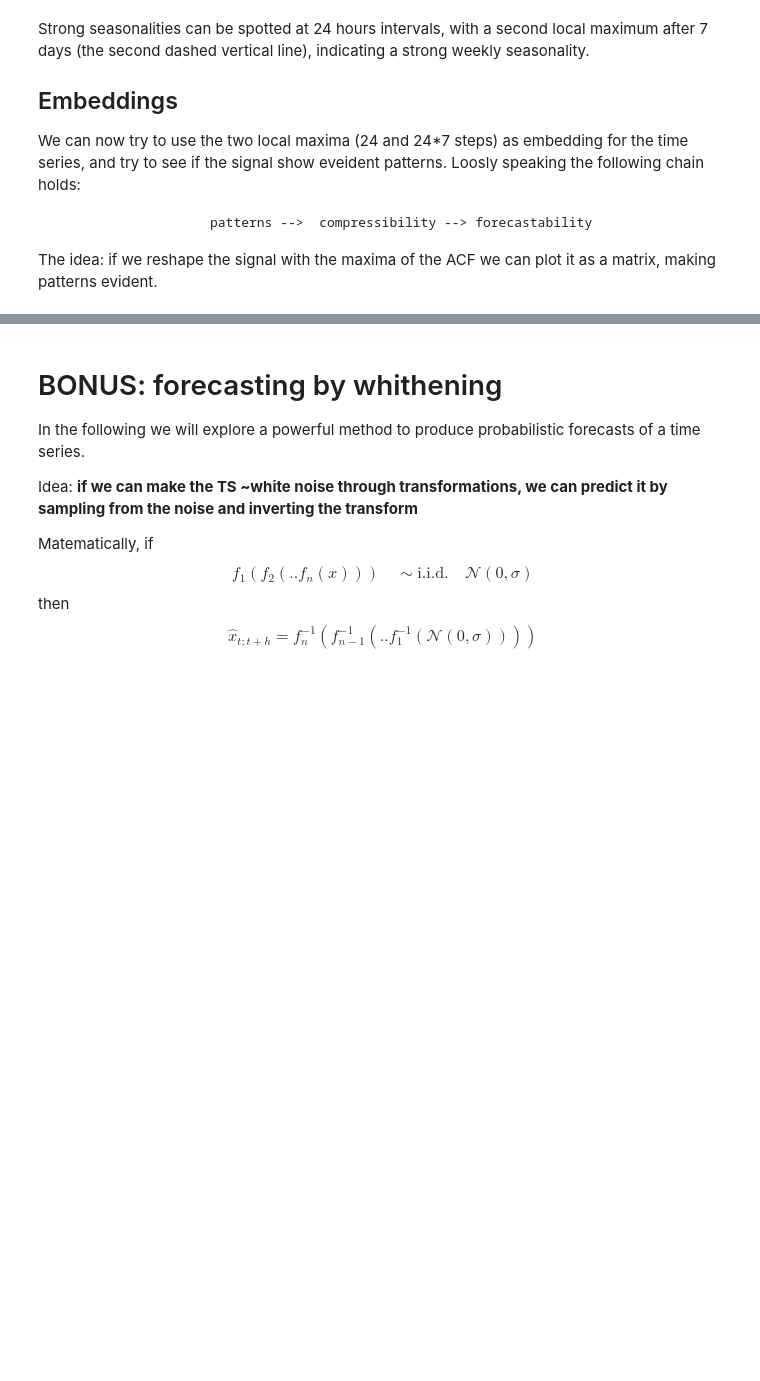
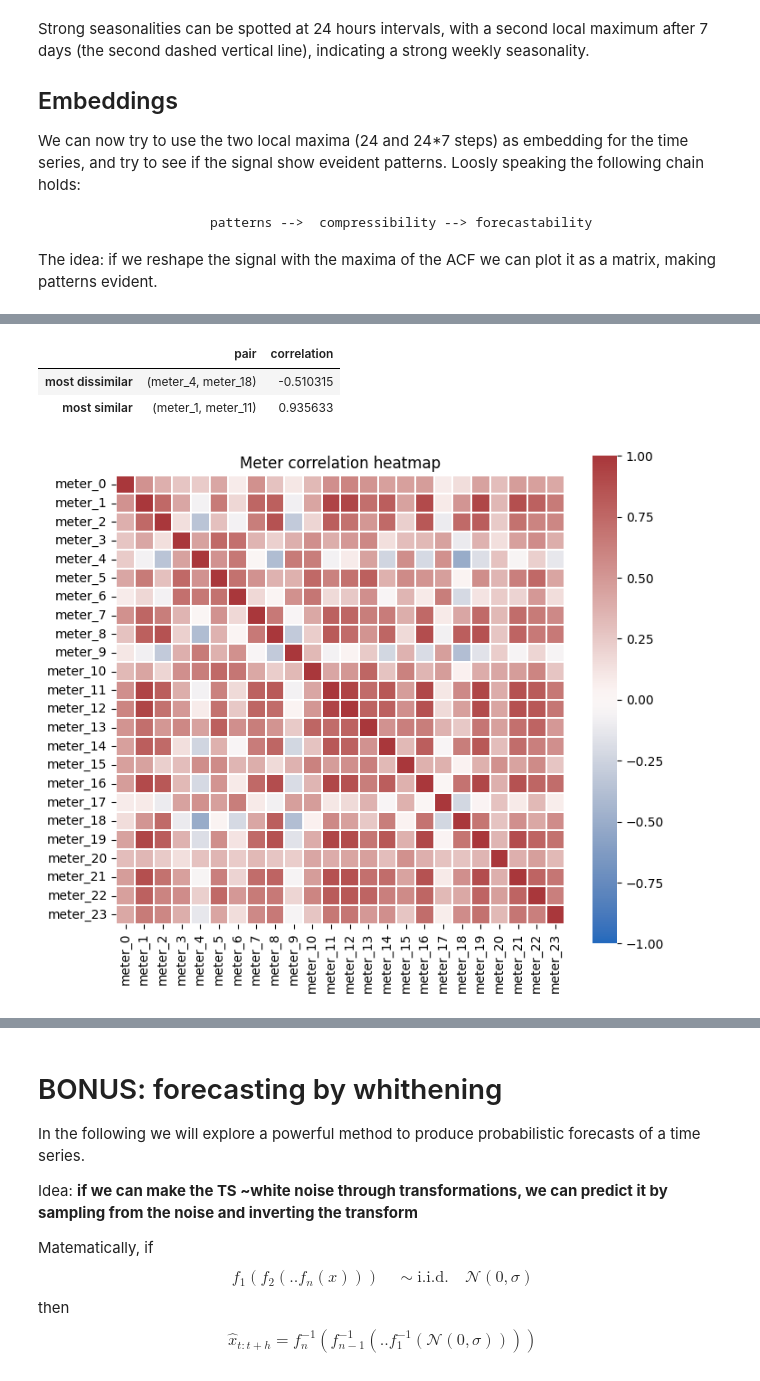
Before and after one commit to nepslor/B5203E-TSAF, a Jupyter notebook: W1/L1_data_visualization.ipynb, the cells around one changed output, grey strips where cells are left out. Saved outputs shown, nothing was run; the diff lists cells and outputs as text; code cells hidden in the pictures; blank space fills up the shorter version.

```diff
--- a/W1/L1_data_visualization.ipynb
+++ b/W1/L1_data_visualization.ipynb
@@ -194,0 +576,30 @@ daily_power.loc[:,dow>=5].plot(color='r', alpha=0.3, legend=False, ax=plt.gca())
+# %%
+bottom_series = df_all.filter(like='meter')
+meter_corr = bottom_series.corr()
+
+upper_triangle = np.triu(np.ones(meter_corr.shape), k=1).astype(bool)
+pair_correlations = meter_corr.where(upper_triangle).stack().sort_values()
+most_dissimilar_pair = pair_correlations.index[0]
+most_similar_pair = pair_correlations.index[-1]
+
+summary = pd.DataFrame({
+    'pair': [most_dissimilar_pair, most_similar_pair],
+    'correlation': [pair_correlations.iloc[0], pair_correlations.iloc[-1]],
+}, index=['most dissimilar', 'most similar'])
+display(summary)
+
+fig, ax = plt.subplots(figsize=(8, 7))
+sb.heatmap(meter_corr, cmap='vlag', center=0, vmin=-1, vmax=1,
+           square=True, linewidths=0.2, ax=ax)
+ax.set_title('Meter correlation heatmap')
+plt.show()
+
+cluster_grid = sb.clustermap(meter_corr, cmap='vlag', center=0,
+                             vmin=-1, vmax=1, figsize=(8, 8))
+cluster_grid.fig.suptitle('Clustered meter correlation heatmap', y=1.02)
+plt.show()
+# %% [output]
+|  | pair | correlation |
+| most dissimilar | (meter_4, meter_18) | -0.510315 |
+| most similar | (meter_1, meter_11) | 0.935633 |
+[figure, added]
```
Also changed, not shown: parts of 42 cells of this notebook, 1 other file.
